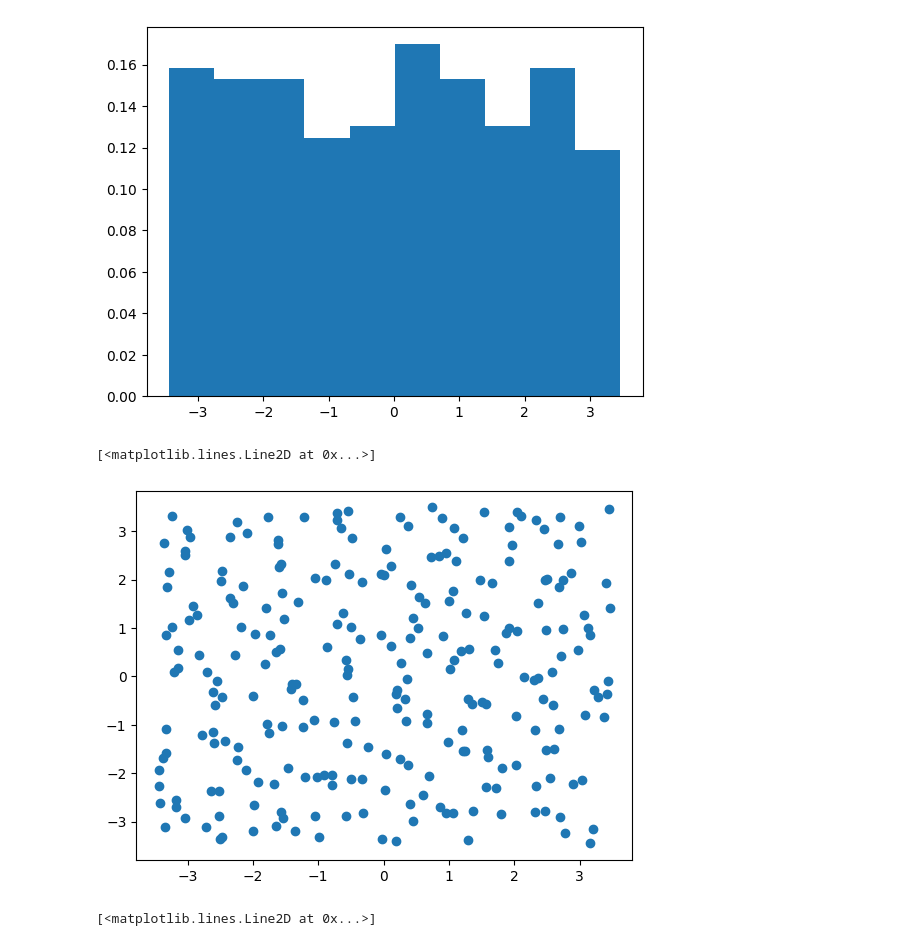
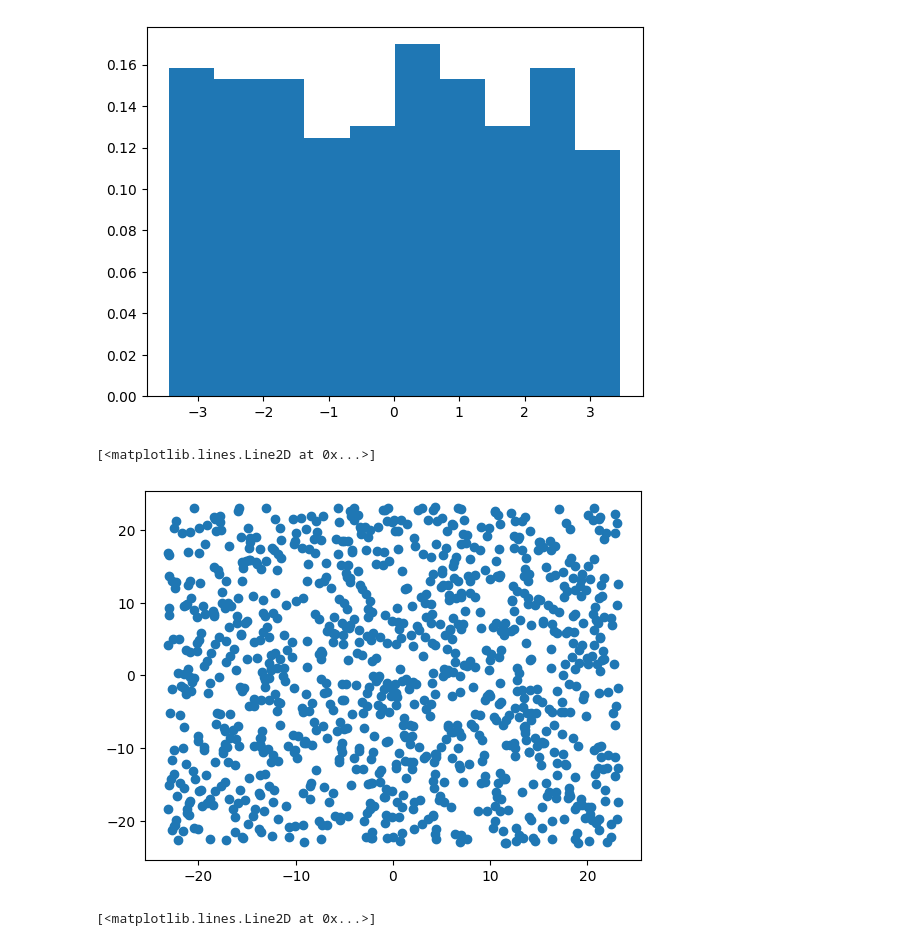
Before and after one commit to leiscom/MEstAV_project, a Jupyter notebook: Nicolas/plots.ipynb, the cells around one changed output. Saved outputs shown, nothing was run; the diff lists cells and outputs as text; code cells hidden in the pictures.

```diff
--- a/Nicolas/plots.ipynb
+++ b/Nicolas/plots.ipynb
@@ -39,10 +37,11 @@ plt.show()
 # %% [output]
 [figure]
 # %%
+n, box, r, v = read_cnf_atoms ("cnf.inp", with_v=True)
 plt.plot(r[:,0],r[:,1], 'o', label='v')
 # %% [output]
 [<matplotlib.lines.Line2D at 0x...>]
-[figure, old version]
+[figure, new version]
 # %%
 x_min, x_max = -2, -1
 y_min, y_max = -3, -1
```
Also changed, not shown: parts of 3 cells of this notebook, 17 other files.
